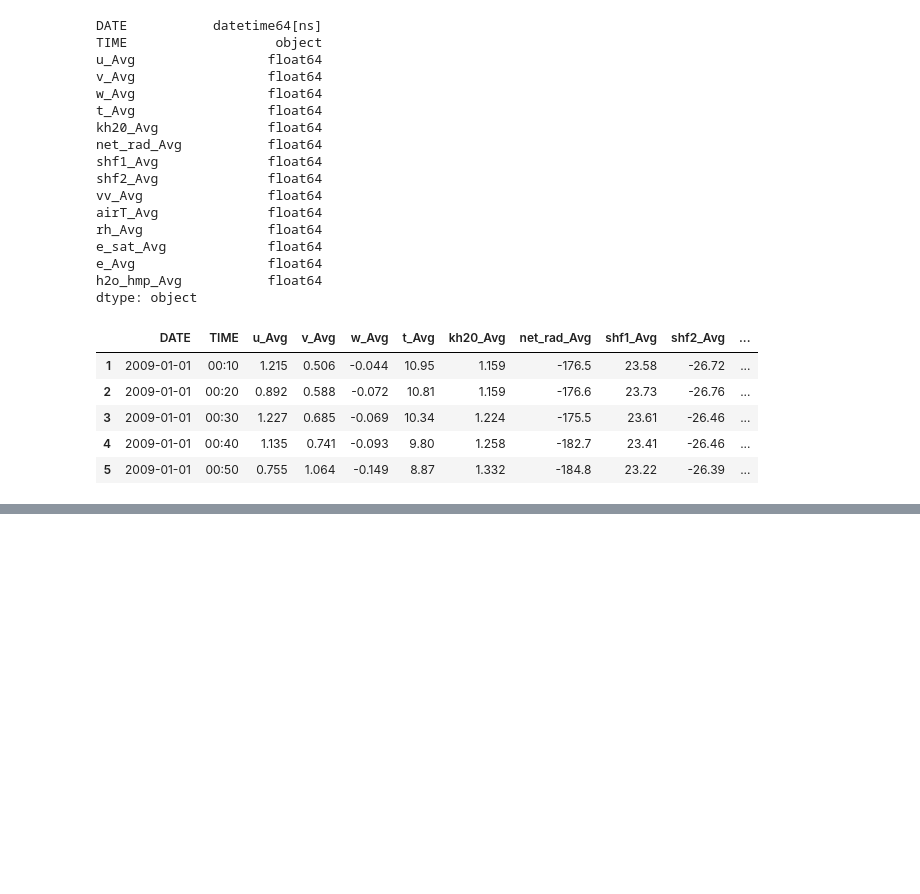
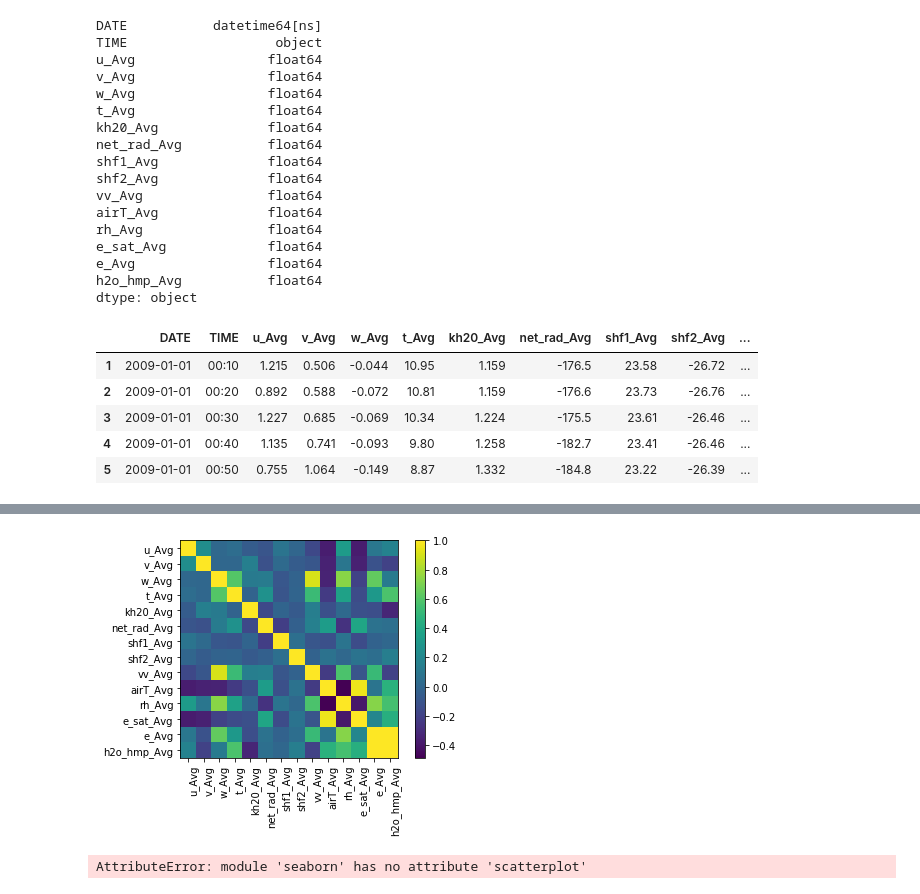
Before and after one commit to Askleth/Archivero, a Jupyter notebook: Actividad_7/Act7.ipynb, the cells around one changed output, grey strips where cells are left out. Saved outputs shown, nothing was run; the diff lists cells and outputs as text; code cells hidden in the pictures; blank space fills up the shorter version.

```diff
--- a/Actividad_7/Act7.ipynb
+++ b/Actividad_7/Act7.ipynb
@@ -156,0 +157,17 @@ plt.show()
+# %%
+fig, ax = plt.subplots()
+ax.set_xticks(np.arange(len(corr)))
+ax.set_yticks(np.arange(len(corr)))
+
+ax.set_xticklabels(corr.columns)
+ax.set_yticklabels(corr.columns)
+
+plt.setp(ax.get_xticklabels(), rotation=90,ha="right",rotation_mode="anchor")
+
+
+plt.imshow(corr, cmap='viridis',interpolation='nearest')
+plt.colorbar()
+
+plt.show()
+# %% [output]
+[figure, added]
@@ -156,0 +180,6 @@ plt.show()
+# %%
+sb_plot = sb.scatterplot(x=df['w_Avg'],y=df['vv_Avg'])
+fig = sb_plot.get_figure()
+fig.savefig("corr1",plt=2000)
+# %% [output]
+AttributeError: module 'seaborn' has no attribute 'scatterplot'
```
Also changed, not shown: parts of 5 cells of this notebook.
